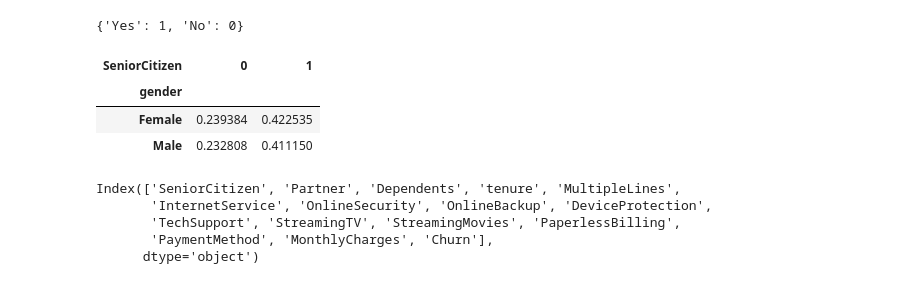
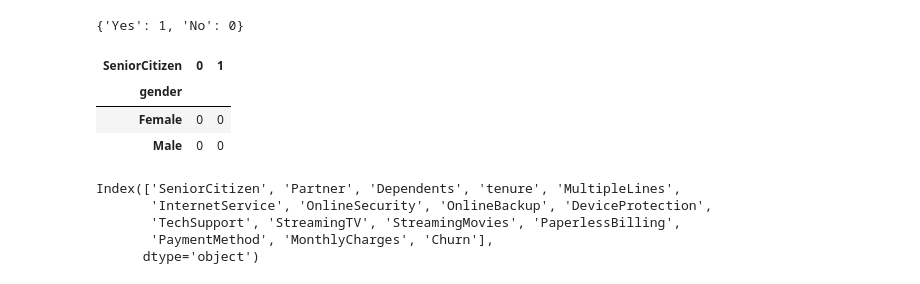
Before and after one commit to OMrNB/dstools, a Jupyter notebook: dstools.ipynb, the cells around one changed output. Drawn from its saved outputs; the diff is of its cells as text; code cells hidden in the pictures.

```diff
--- a/dstools.ipynb
+++ b/dstools.ipynb
@@ -18,5 +18,5 @@ from xgboost import XGBClassifier
 # %%
 #loading the dataset
-df = pd.read_csv("C:/Users/eyeco/Downloads/Churn.csv")
-df.head()
+df = pd.read_csv("churn.csv")
+df.head().T
 # %% [output]
@@ -83,3 +93,10 @@ df.describe()
 | 50% | 0.000000 | 29.000000 | 70.350000 |
 | 75% | 0.000000 | 55.000000 | 89.850000 |
 | max | 1.000000 | 72.000000 | 118.750000 |
+# %%
+# Converting TotalCharges from object to float64
+df['TotalCharges'] = pd.to_numeric(df['TotalCharges'], errors='coerce')
+df.info()
+# Checking on NaN values after the type conversion
+print('TotalCharges NaN values:')
+df['TotalCharges'].isna().sum()
@@ -85,0 +122,5 @@ df.describe()
+# %%
+df = df.dropna(subset=['TotalCharges'])
+df = df.drop(columns=['customerID'])
+df['TotalCharges'].isna().sum()
+df
@@ -163,14 +218,13 @@ churnnum
 # %% [output]
 {'Yes': 1, 'No': 0}
 # %%
-genderval = pd.pivot_table(df, values='Churn', index=['gender'],
-                    columns=['SeniorCitizen'], aggfunc=np.mean)
+genderval = pd.pivot_table(df, values='Churn', index=['gender'], columns=['SeniorCitizen'], aggfunc=np.mean)
 genderval
 # %% [output]
 | SeniorCitizen | 0 | 1 |
 | gender |  |  |
-| Female | 0.239384 | 0.422535 |
-| Male | 0.232808 | 0.411150 |
+| Female | 0 | 0 |
+| Male | 0 | 0 |
 # %%
 df.drop(['customerID','gender','PhoneService','Contract','TotalCharges'], axis=1, inplace=True)
 df.columns
```
Also changed, not shown: parts of 6 cells of this notebook, 1 other file.
